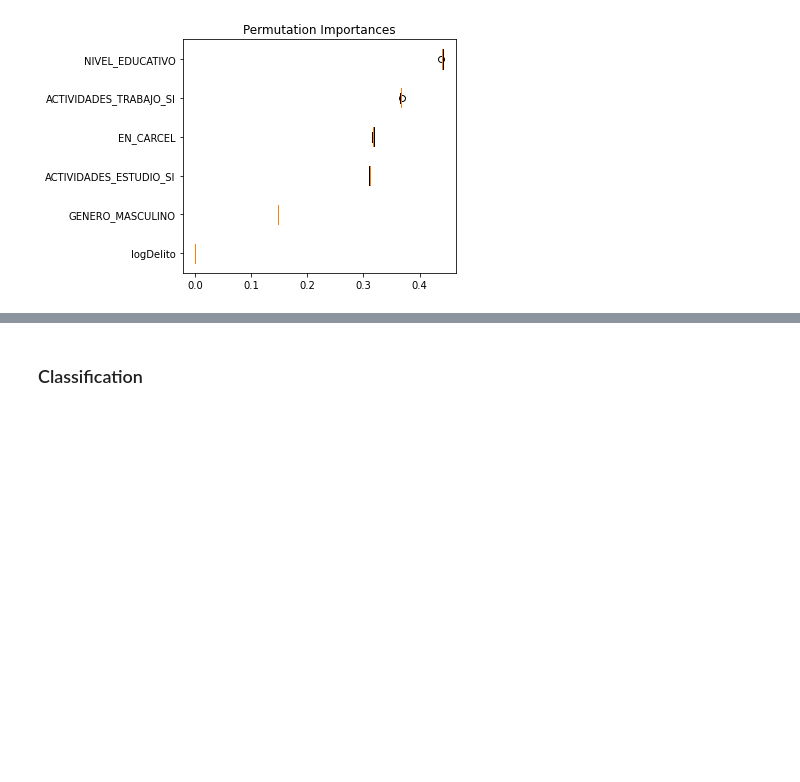
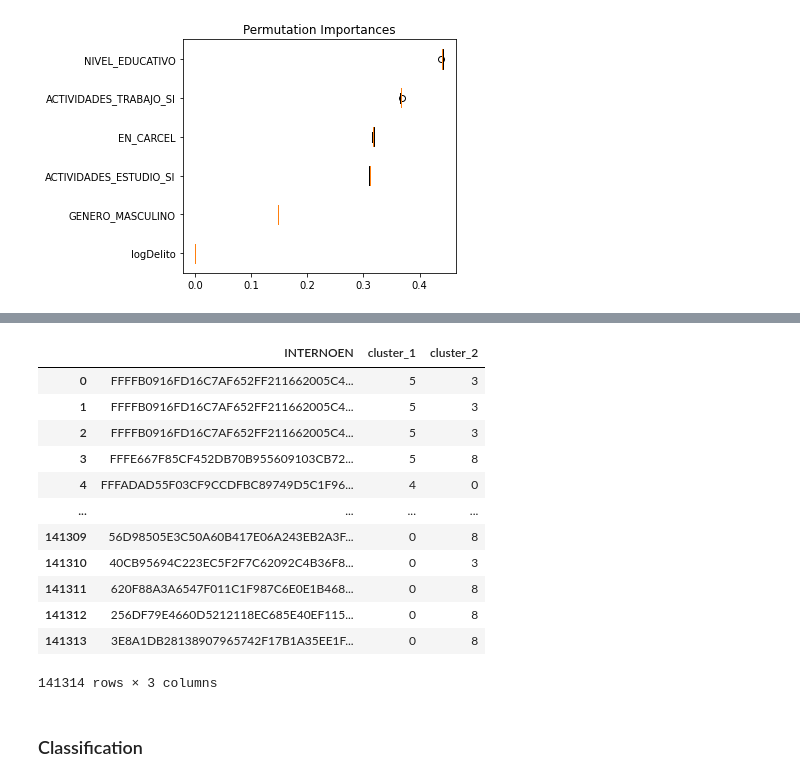
Before and after one commit to sagilar/ds4a-team6, a Jupyter notebook: MODELS_1_project_notebook_minjusticia_copy_SG.ipynb, the cells around one changed output, grey strips where cells are left out. Drawn from its saved outputs; the diff is of its cells as text; code cells hidden in the pictures; blank space fills up the shorter version.

```diff
--- a/MODELS_1_project_notebook_minjusticia_copy_SG.ipynb
+++ b/MODELS_1_project_notebook_minjusticia_copy_SG.ipynb
@@ -604,3 +622,24 @@ clusterer2 = pickle.load(open(filename_m2, 'rb'))
+# %%
+df_mj_cp_clsts = df_mj_cp.copy()
+df_mj_cp_clsts['cluster_1'] = cluster_labels
+df_mj_cp_clsts['cluster_2'] = cluster_labels2
+df_mj_cp_clsts = df_mj_cp_clsts[['INTERNOEN','cluster_1','cluster_2']]
+df_mj_cp_clsts.to_csv(index=False)
+df_mj_cp_clsts
+# %% [output]
+|  | INTERNOEN | cluster_1 | cluster_2 |
+| 0 | FFFFB0916FD16C7AF652FF211662005C4... | 5 | 3 |
+| 1 | FFFFB0916FD16C7AF652FF211662005C4... | 5 | 3 |
+| 2 | FFFFB0916FD16C7AF652FF211662005C4... | 5 | 3 |
+| 3 | FFFE667F85CF452DB70B955609103CB72... | 5 | 8 |
+| 4 | FFFADAD55F03CF9CCDFBC89749D5C1F96... | 4 | 0 |
+| ... | ... | ... | ... |
+| 141309 | 56D98505E3C50A60B417E06A243EB2A3F... | 0 | 8 |
+| 141310 | 40CB95694C223EC5F2F7C62092C4B36F8... | 0 | 3 |
+| 141311 | 620F88A3A6547F011C1F987C6E0E1B468... | 0 | 8 |
+| 141312 | 256DF79E4660D5212118EC685E40EF115... | 0 | 8 |
+| 141313 | 3E8A1DB28138907965742F17B1A35EE1F... | 0 | 8 |
+141314 rows × 3 columns
 # %% [markdown]
 ### Classification
 # %%
```
Also changed, not shown: parts of 4 cells of this notebook, 1 other file.
